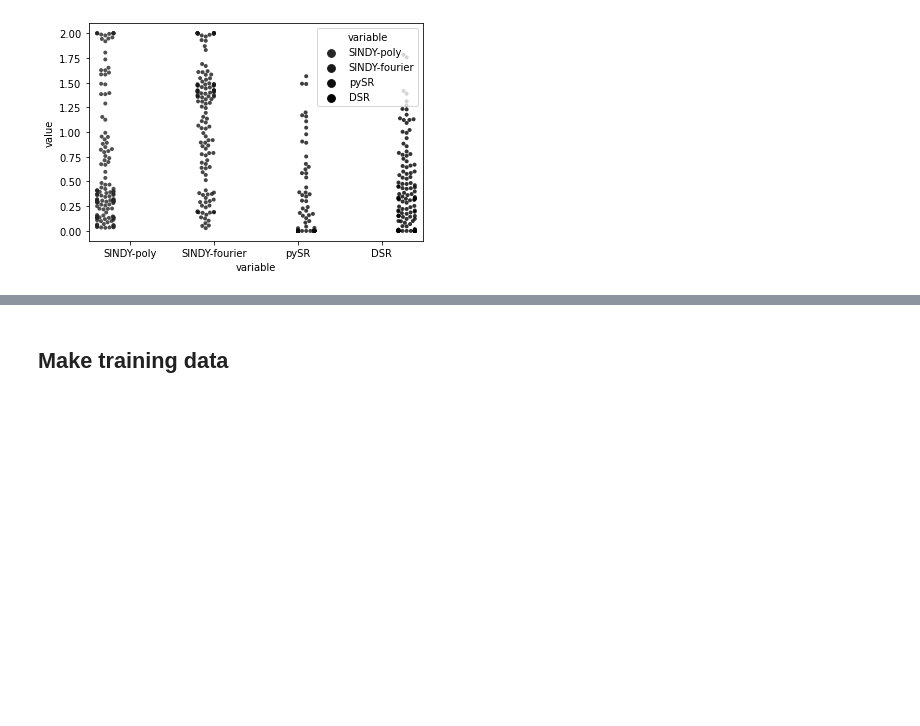
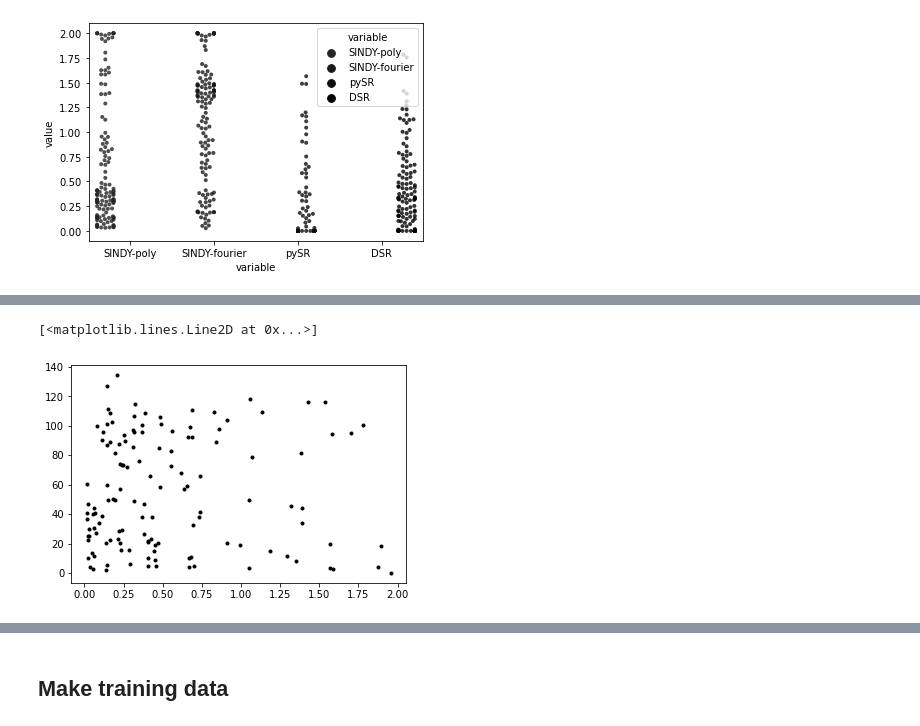
Before and after one commit to williamgilpin/dysts, a Jupyter notebook: benchmarks/symbolic_regression_benchmark.ipynb, the cells around one changed output, grey strips where cells are left out. Saved outputs shown, nothing was run; the diff lists cells and outputs as text; code cells hidden in the pictures; blank space fills up the shorter version.

```diff
--- a/benchmarks/symbolic_regression_benchmark.ipynb
+++ b/benchmarks/symbolic_regression_benchmark.ipynb
@@ -294,0 +288,17 @@ array([[ -9.7869288 , -15.03852   ,  20.533978  ],
+# %%
+import os
+import json
+with open(os.getcwd() + "/results/results_test_univariate__pts_per_period_100__periods_12.json", "r") as file:
+    all_results = json.load(file)
+
+all_best_results = dict()
+for equation_name in all_results:
+    all_results[equation_name].keys()
+
+    all_smape_values = list()
+    for model_name in all_results[equation_name].keys():
+        if model_name == "values":
+            continue
+        all_smape_values.append(all_results[equation_name][model_name]['smape'])
+
+    all_best_results[equation_name] = np.min(all_smape_values)
@@ -294,0 +323,5 @@ array([[ -9.7869288 , -15.03852   ,  20.533978  ],
+# %%
+plt.plot(data_reduced.median(axis=1), pd.Series(all_best_results), '.k')
+# %% [output]
+[<matplotlib.lines.Line2D at 0x...>]
+[figure, added]
```
Also changed, not shown: parts of 21 cells of this notebook, 4 other files.
